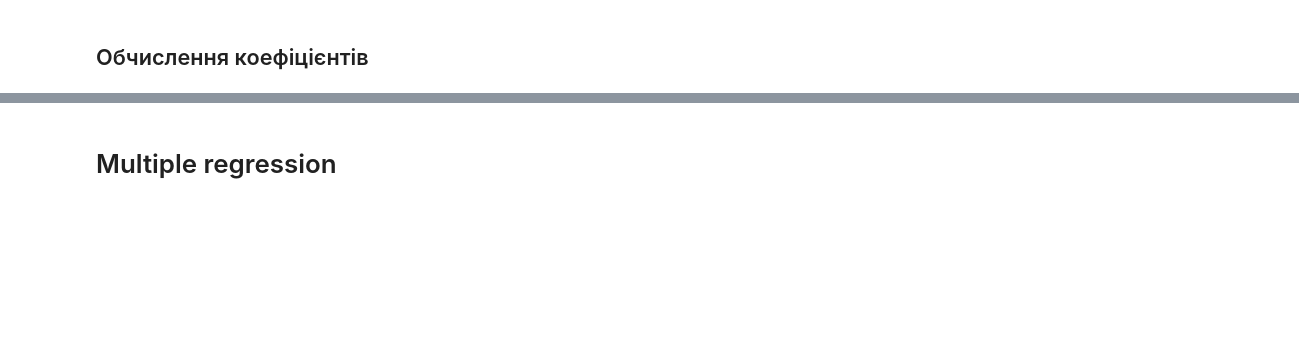
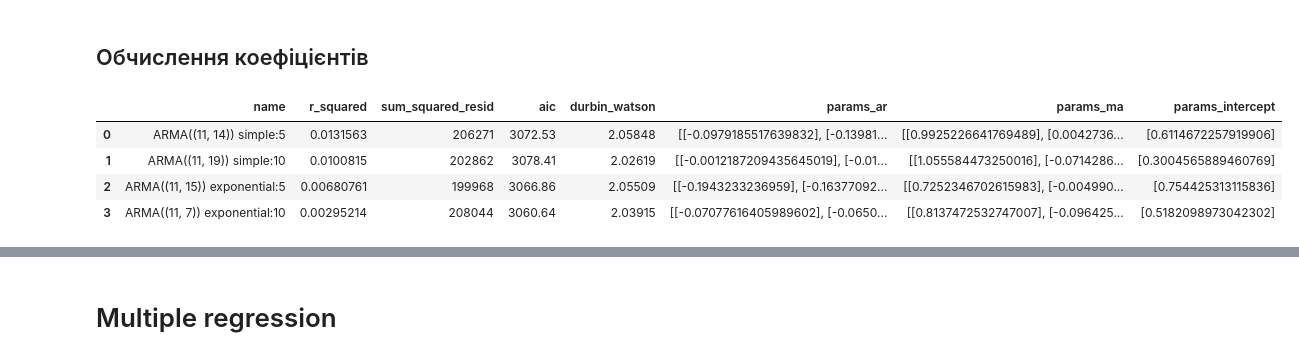
Before and after one commit to bateikoEd/time-series-analysis, a Jupyter notebook: lab3/Untitled.ipynb, the cells around one changed output, grey strips where cells are left out. Saved outputs shown, nothing was run; the diff lists cells and outputs as text; code cells hidden in the pictures; blank space fills up the shorter version.

```diff
--- a/lab3/Untitled.ipynb
+++ b/lab3/Untitled.ipynb
@@ -400,0 +462,8 @@ for name, y_pred in zip(models_metrics.name, predictions_model_1):
+# %%
+models_metrics_2
+# %% [output]
+|  | name | r_squared | sum_squared_resid | aic | durbin_watson | params_ar | params_ma | params_intercept |
+| 0 | ARMA((11, 14)) simple:5 | 0.0131563 | 206271 | 3072.53 | 2.05848 | [[-0.0979185517639832], [-0.13981... | [[0.9925226641769489], [0.0042736... | [0.6114672257919906] |
+| 1 | ARMA((11, 19)) simple:10 | 0.0100815 | 202862 | 3078.41 | 2.02619 | [[-0.0012187209435645019], [-0.01... | [[1.055584473250016], [-0.0714286... | [0.3004565889460769] |
+| 2 | ARMA((11, 15)) exponential:5 | 0.00680761 | 199968 | 3066.86 | 2.05509 | [[-0.1943233236959], [-0.16377092... | [[0.7252346702615983], [-0.004990... | [0.754425313115836] |
+| 3 | ARMA((11, 7)) exponential:10 | 0.00295214 | 208044 | 3060.64 | 2.03915 | [[-0.07077616405989602], [-0.0650... | [[0.8137472532747007], [-0.096425... | [0.5182098973042302] |
```
Also changed, not shown: parts of 34 cells of this notebook, 4 other files.
